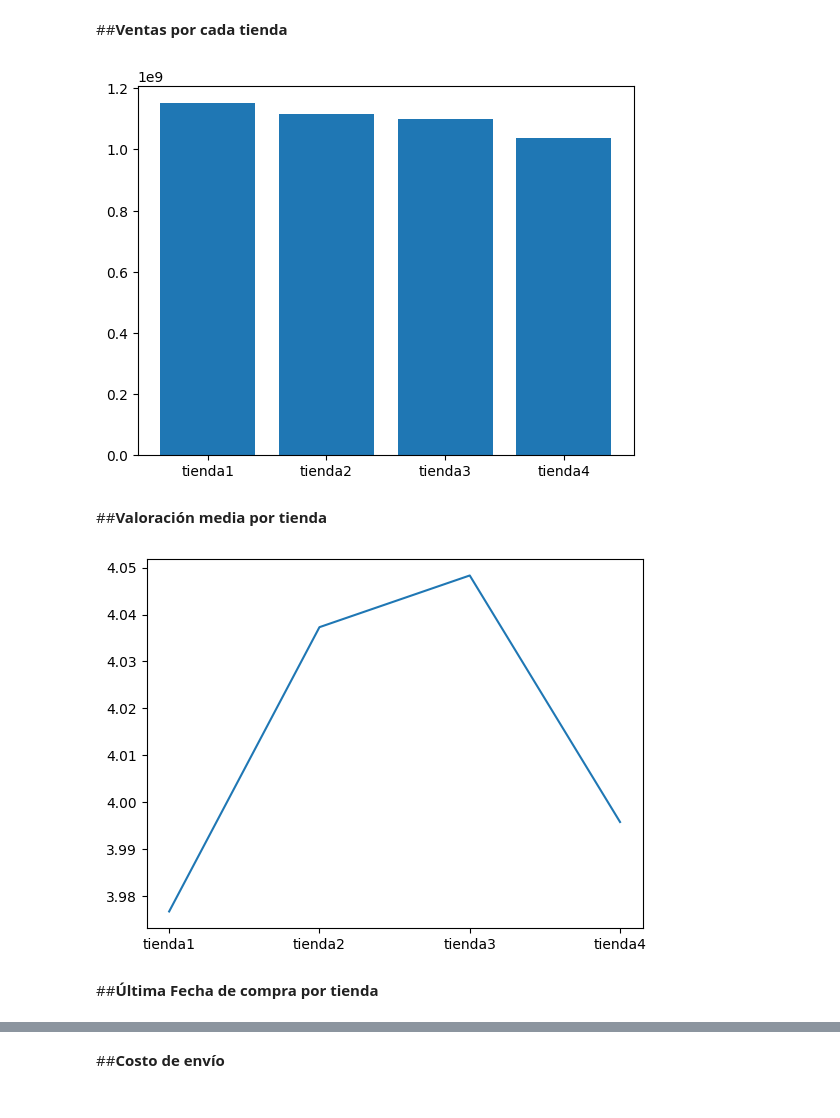
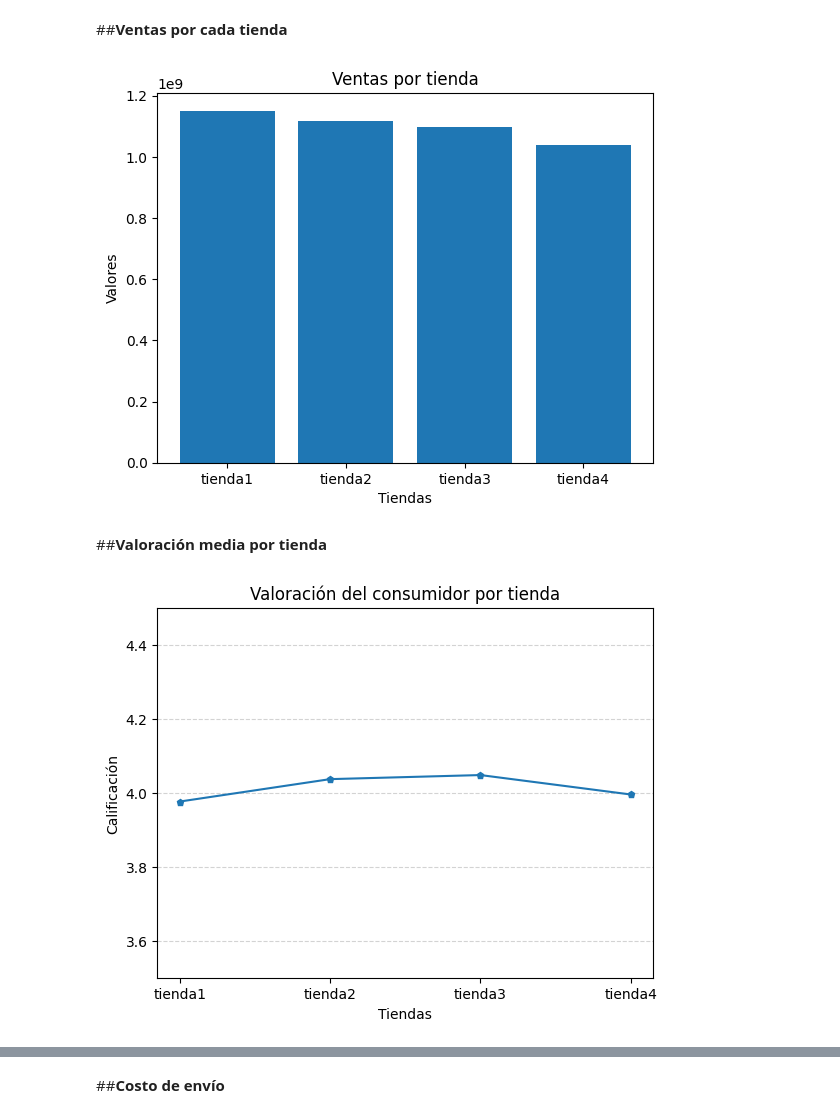
Before and after one commit to Nore-gibhub/Challenge_Alura_Store, a Jupyter notebook: Challenge_Alura_Store.ipynb, the cells around one changed output, grey strips where cells are left out. Cells and saved outputs as stored; diff of their text form; code cells hidden in the pictures.

```diff
--- a/Challenge_Alura_Store.ipynb
+++ b/Challenge_Alura_Store.ipynb
@@ -178,19 +178,25 @@ Name: Costo de envío, dtype: float64
 ##**Ventas por cada tienda**
 # %%
 from matplotlib import pyplot as plt
+plt.xlabel('Tiendas')
+plt.ylabel('Valores')
+plt.title('Ventas por tienda')
 plt.bar(x=ingreso_por_tienda.index, height=ingreso_por_tienda.values)
 plt.show()
 # %% [output]
-[figure, old version]
+[figure, new version]
 # %% [markdown]
 ##**Valoración media por tienda**
 # %%
 from matplotlib import pyplot as plt
 x = Calificacion_prom_por_tienda.index
 y = Calificacion_prom_por_tienda.values
-plt.plot(x,y)
+plt.xlabel('Tiendas')
+plt.ylabel('Calificación')
+plt.title('Valoración del consumidor por tienda')
+plt.ylim(ymin=3.5, ymax=4.5)
+plt.grid(color="lightgray",linestyle="--", axis="y")
+plt.plot(x,y, marker='p', markersize=5 )
 plt.show()
 # %% [output]
-[figure, old version]
+[figure, new version]
-# %% [markdown]
-##**Última Fecha de compra por tienda**
```
Also changed, not shown: parts of 4 cells of this notebook.
